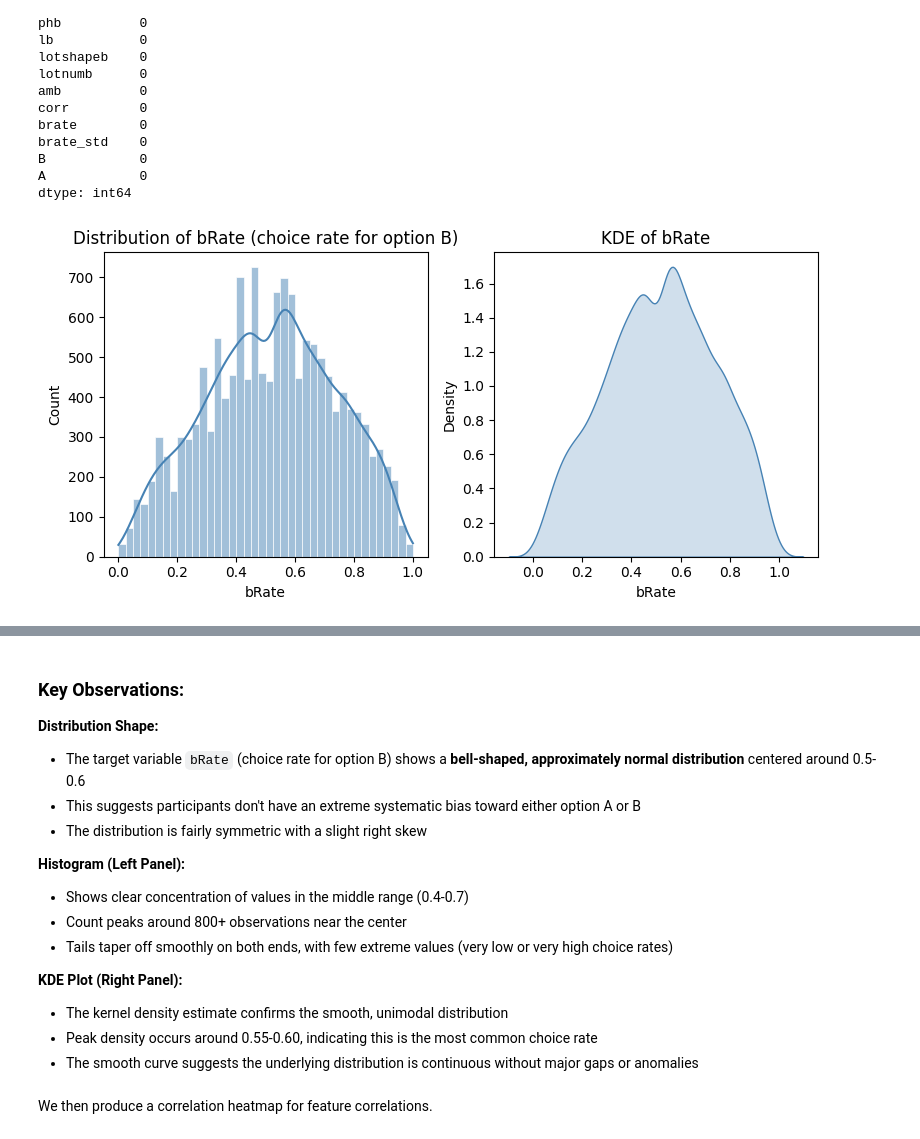
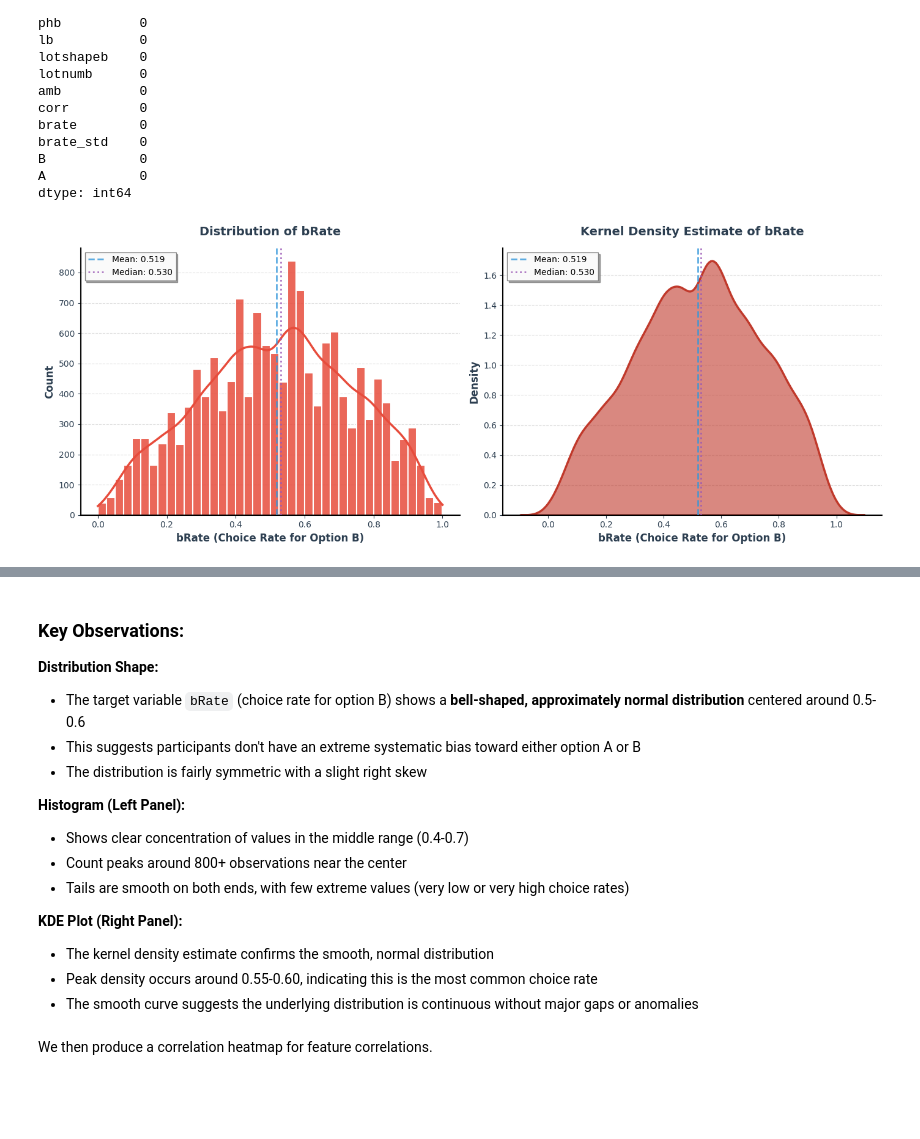
Before and after one commit to tasosger/choices13k-risky-choice, a Jupyter notebook: analysis.ipynb, the cells around one changed output, grey strips where cells are left out. Drawn from its saved outputs; the diff is of its cells as text; code cells hidden in the pictures; blank space fills up the shorter version.

```diff
--- a/analysis.ipynb
+++ b/analysis.ipynb
@@ -389,17 +389,71 @@ A            0
 dtype: int64
 # %%
 # Distribution of target variable bRate
-plt.figure(figsize=(8, 4))
-plt.subplot(1, 2, 1)
-sns.histplot(df_full["brate"], bins=40, kde=True, color='steelblue', edgecolor='white')
-plt.xlabel('bRate')
-plt.ylabel('Count')
-plt.title('Distribution of bRate (choice rate for option B)')
-plt.subplot(1, 2, 2)
-sns.kdeplot(df_full["brate"], color='steelblue', fill=True)
-plt.xlabel('bRate')
-plt.title('KDE of bRate')
+ffig, axes = plt.subplots(1, 2, figsize=(14, 5.5), facecolor='white')
+
+hist_color = '#e74c3c'
+kde_line_color = '#c0392b'
+mean_color = '#3498db'
+median_color = '#9b59b6'
+
+sns.histplot(
+    df_full["brate"],
+    bins=40,
+    kde=True,
+    color=hist_color,
+    edgecolor='white',
+    linewidth=1.5,
+    alpha=0.85,
+    line_kws={'linewidth': 2.5, 'color': kde_line_color},
+    ax=axes[0]
+)
+axes[0].set_xlabel('bRate (Choice Rate for Option B)', fontsize=12, fontweight='bold', color='#2c3e50')
+axes[0].set_ylabel('Count', fontsize=12, fontweight='bold', color='#2c3e50')
+axes[0].set_title('Distribution of bRate', fontsize=14, fontweight='bold', pad=15, color='#2c3e50')
+axes[0].grid(axis='y', alpha=0.25, linestyle='--', linewidth=0.8, color='gray')
+axes[0].set_axisbelow(True)
+axes[0].set_facecolor('white')
+axes[0].spines['top'].set_visible(False)
+axes[0].spines['right'].set_visible(False)
+axes[0].spines['left'].set_linewidth(1.5)
+axes[0].spines['bottom'].set_linewidth(1.5)
+axes[0].spines['left'].set_color('black')
+axes[0].spines['bottom'].set_color('black')
+
+sns.kdeplot(
+    df_full["brate"],
+    color=kde_line_color,
+    fill=True,
+    alpha=0.6,
+    linewidth=2.5,
+    ax=axes[1]
+)
+axes[1].set_xlabel('bRate (Choice Rate for Option B)', fontsize=12, fontweight='bold', color='#2c3e50')
+axes[1].set_ylabel('Density', fontsize=12, fontweight='bold', color='#2c3e50')
+axes[1].set_title('Kernel Density Estimate of bRate', fontsize=14, fontweight='bold', pad=15, color='#2c3e50')
+axes[1].grid(axis='y', alpha=0.25, linestyle='--', linewidth=0.8, color='gray')
+axes[1].set_axisbelow(True)
+axes[1].set_facecolor('white')
+axes[1].spines['top'].set_visible(False)
+axes[1].spines['right'].set_visible(False)
+axes[1].spines['left'].set_linewidth(1.5)
+axes[1].spines['bottom'].set_linewidth(1.5)
+axes[1].spines['left'].set_color('black')
+axes[1].spines['bottom'].set_color('black')
+
+mean_val = df_full["brate"].mean()
+median_val = df_full["brate"].median()
+
+for ax in axes:
+    ax.axvline(mean_val, color=mean_color, linestyle='--', linewidth=2,
+               label=f'Mean: {mean_val:.3f}', alpha=0.8, zorder=5)
+    ax.axvline(median_val, color=median_color, linestyle=':', linewidth=2,
+               label=f'Median: {median_val:.3f}', alpha=0.8, zorder=5)
+    ax.legend(loc='upper left', framealpha=0.95, edgecolor='gray',
+              fancybox=False, shadow=True, fontsize=10)
+    ax.tick_params(colors='#2c3e50', labelsize=10)
+
 plt.tight_layout()
 plt.show()
 # %% [output]
-[figure, old version]
+[figure, new version]
@@ -414,10 +478,10 @@ plt.show()
 **Histogram (Left Panel):**
 - Shows clear concentration of values in the middle range (0.4-0.7)
 - Count peaks around 800+ observations near the center
-- Tails taper off smoothly on both ends, with few extreme values (very low or very high choice rates)
+- Tails are smooth on both ends, with few extreme values (very low or very high choice rates)
 
 **KDE Plot (Right Panel):**
-- The kernel density estimate confirms the smooth, unimodal distribution
+- The kernel density estimate confirms the smooth, normal distribution
 - Peak density occurs around 0.55-0.60, indicating this is the most common choice rate
 - The smooth curve suggests the underlying distribution is continuous without major gaps or anomalies
 # %% [markdown]
```
Also changed, not shown: parts of 46 cells of this notebook.
